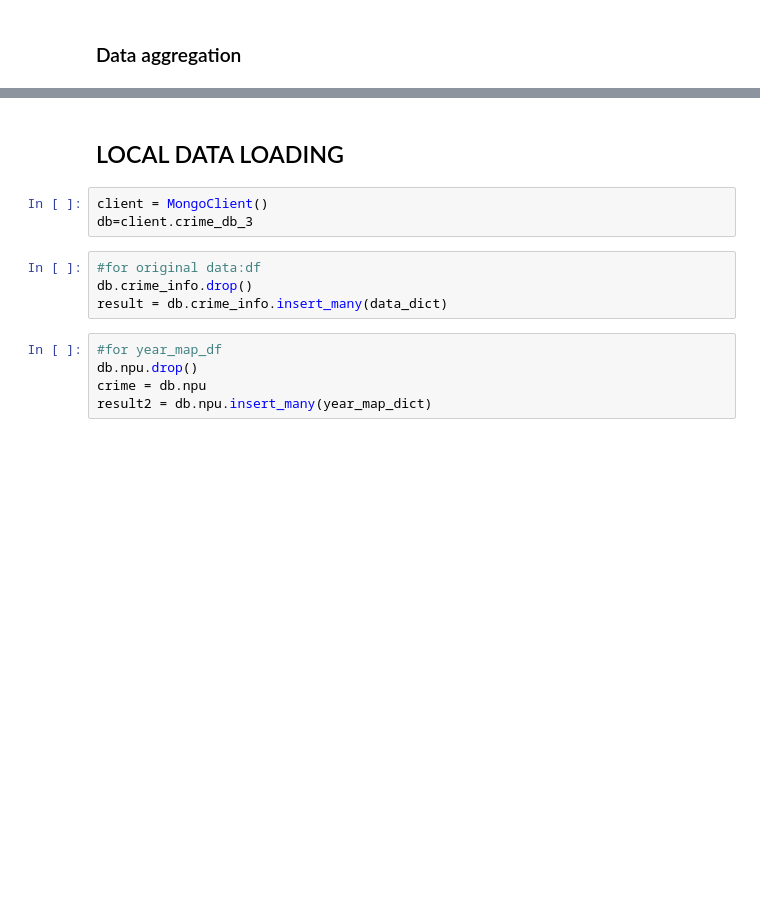
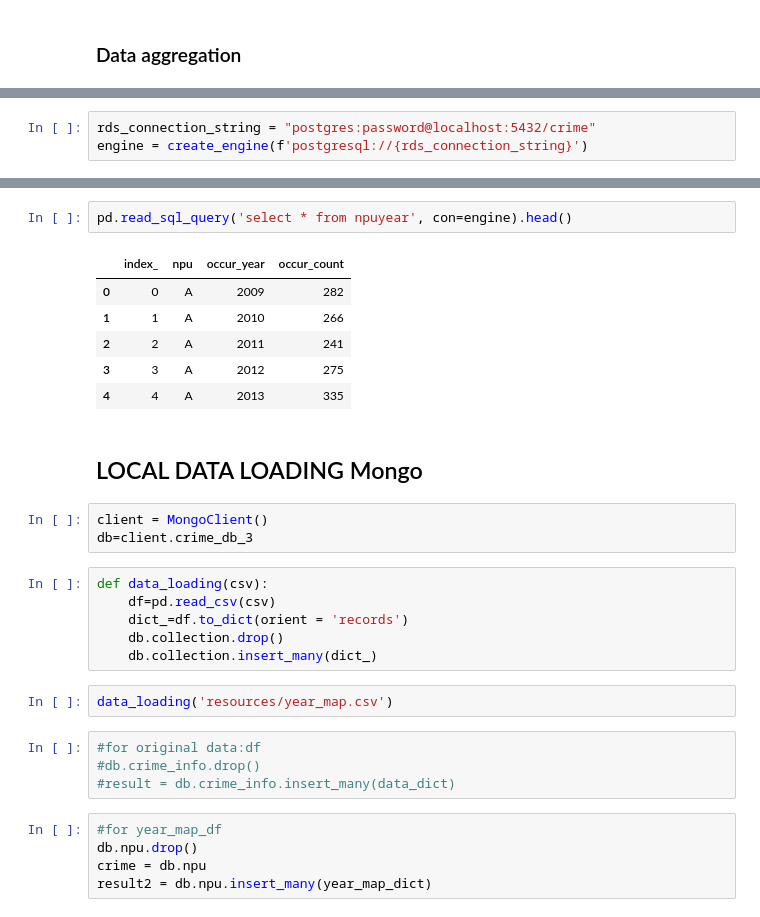
Before and after one commit to lalesafarzade/Project3-crime-dashboard, a Jupyter notebook: ETL/etl.ipynb, the cells around one changed output, grey strips where cells are left out. Cells and saved outputs as stored; diff of their text form; blank space fills up the shorter version.

```diff
--- a/ETL/etl.ipynb
+++ b/ETL/etl.ipynb
@@ -210,0 +228,3 @@ data_dict = df.to_dict(orient = 'records')
+# %%
+rds_connection_string = "postgres:password@localhost:5432/crime"
+engine = create_engine(f'postgresql://{rds_connection_string}')
@@ -211,12 +245,29 @@ data_dict = df.to_dict(orient = 'records')
+# %%
+pd.read_sql_query('select * from npuyear', con=engine).head()
+# %% [output]
+|  | index_ | npu | occur_year | occur_count |
+| 0 | 0 | A | 2009 | 282 |
+| 1 | 1 | A | 2010 | 266 |
+| 2 | 2 | A | 2011 | 241 |
+| 3 | 3 | A | 2012 | 275 |
+| 4 | 4 | A | 2013 | 335 |
 # %% [markdown]
-## LOCAL DATA LOADING
+## LOCAL DATA LOADING Mongo
 # %%
 client = MongoClient()
 db=client.crime_db_3
+# %%
+def data_loading(csv):
+    df=pd.read_csv(csv)
+    dict_=df.to_dict(orient = 'records')
+    db.collection.drop()
+    db.collection.insert_many(dict_)
+# %%
+data_loading('resources/year_map.csv')
 # %%
 #for original data:df
-db.crime_info.drop()
-result = db.crime_info.insert_many(data_dict)
+#db.crime_info.drop()
+#result = db.crime_info.insert_many(data_dict)
 # %%
 #for year_map_df
 db.npu.drop()
```
Also changed, not shown: parts of 19 cells of this notebook, 2 other files.
